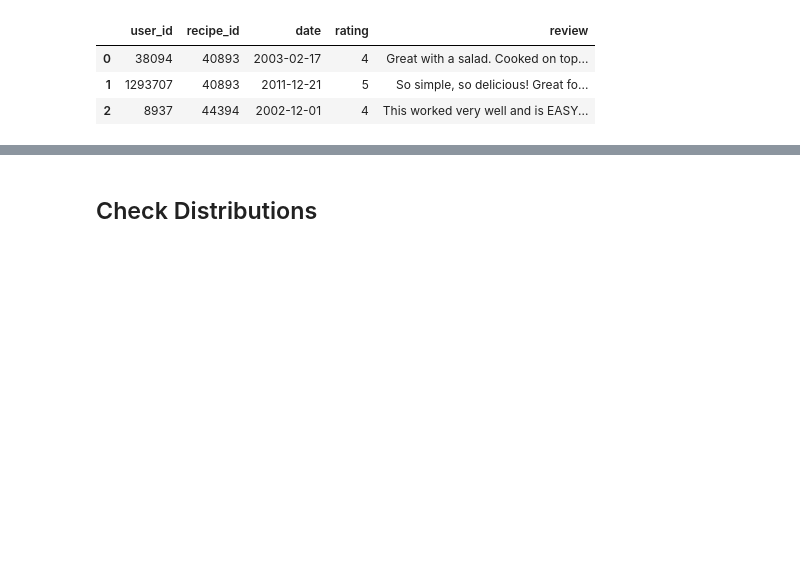
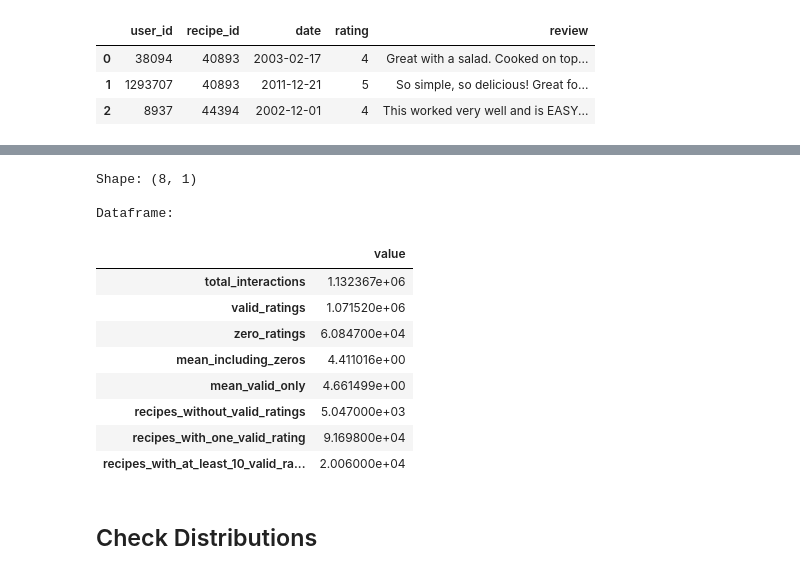
Before and after one commit to erfanesm80/rate-my-recipe, a Jupyter notebook: notebooks/data_exploration.ipynb, the cells around one changed output, grey strips where cells are left out. Saved outputs shown, nothing was run; the diff lists cells and outputs as text; code cells hidden in the pictures; blank space fills up the shorter version.

```diff
--- a/notebooks/data_exploration.ipynb
+++ b/notebooks/data_exploration.ipynb
@@ -114,0 +206,12 @@ Dataframe:
+# %%
+valid_rating_mask = interactions["rating"].between(1, 5)
+
+valid_rating_counts = (
+    interactions.loc[valid_rating_mask]
+    .groupby("recipe_id")
+    .size()
+    .reindex(recipes["id"], fill_value=0)
+)
+
+print("Distribution of valid rating counts per recipe:")
+display(valid_rating_counts.describe())
@@ -115,3 +229,31 @@ Dataframe:
+# %%
+rating_summary = pd.Series({
+    "total_interactions": len(interactions),
+    "valid_ratings": valid_rating_mask.sum(),
+    "zero_ratings": interactions["rating"].eq(0).sum(),
+    "mean_including_zeros": interactions["rating"].mean(),
+    "mean_valid_only": interactions.loc[
+        valid_rating_mask, "rating"
+    ].mean(),
+    "recipes_without_valid_ratings": valid_rating_counts.eq(0).sum(),
+    "recipes_with_one_valid_rating": valid_rating_counts.eq(1).sum(),
+    "recipes_with_at_least_10_valid_ratings": valid_rating_counts.ge(10).sum(),
+})
+
+summarize_pdf(rating_summary.to_frame(name="value"), n=100)
+# %% [output]
+Shape: (8, 1)
+
+Dataframe:
+|  | value |
+| total_interactions | 1.132367e+06 |
+| valid_ratings | 1.071520e+06 |
+| zero_ratings | 6.084700e+04 |
+| mean_including_zeros | 4.411016e+00 |
+| mean_valid_only | 4.661499e+00 |
+| recipes_without_valid_ratings | 5.047000e+03 |
+| recipes_with_one_valid_rating | 9.169800e+04 |
+| recipes_with_at_least_10_valid_ra... | 2.006000e+04 |
 # %% [markdown]
 ## Check Distributions
 # %%
```
Also changed, not shown: parts of 5 cells of this notebook.
